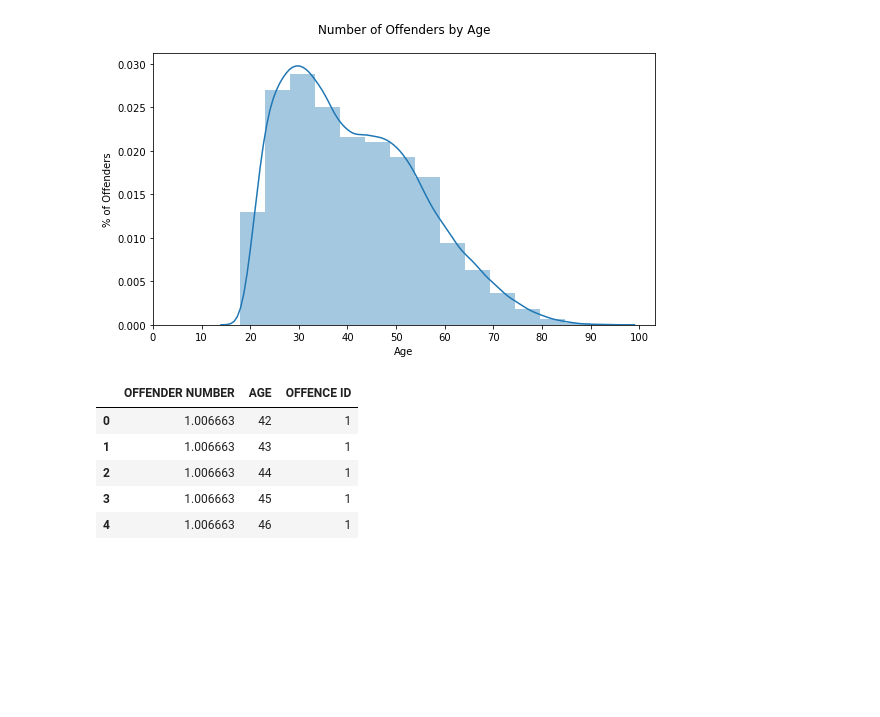
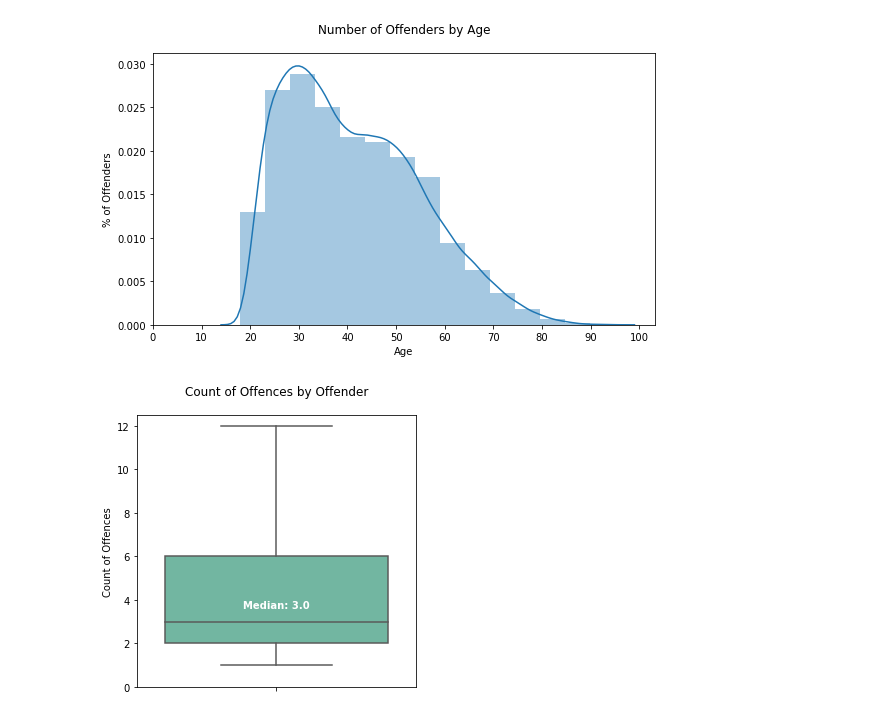
Before and after one commit to anastasiabizyayeva/Bias_Behind_Bars, a Jupyter notebook: EDA.ipynb, the cells around one changed output. Saved outputs shown, nothing was run; the diff lists cells and outputs as text; code cells hidden in the pictures; blank space fills up the shorter version.

Commit message:
outlined features of top offenders

```diff
--- a/EDA.ipynb
+++ b/EDA.ipynb
@@ -253,12 +237,22 @@ ax.set_xticks(x_ticks)
 plt.show()
 # %% [output]
 [figure]
-# %%
-df_age.head()
-# %% [output]
-|  | OFFENDER NUMBER | AGE | OFFENCE ID |
-| 0 | 1.006663 | 42 | 1 |
-| 1 | 1.006663 | 43 | 1 |
-| 2 | 1.006663 | 44 | 1 |
-| 3 | 1.006663 | 45 | 1 |
-| 4 | 1.006663 | 46 | 1 |
+# %%
+#Group by offender number to get unique individuals and then count the sentences and offences for each individual
+df_senoff = df.groupby('OFFENDER NUMBER')[['SENTENCE ID','OFFENCE ID']].nunique().reset_index()
+
+fig, ax = plt.subplots(figsize=(5,5))
+ax = sns.boxplot(x='OFFENCE ID', data=df_senoff,palette='Set2', orient='v')
+ax.set_title('Count of Offences by Offender', fontsize= 12, y =1.05)
+ax.set_xlabel("")
+ax.set_ylabel("Count of Offences")
+ax.set_ylim(0,12.5)
+
+median = df_senoff['OFFENCE ID'].median()
+vertical_offset = df_senoff['OFFENCE ID'].median() * 0.2 # offset from median for display
+
+ax.text(ax.get_xticks(),median + vertical_offset, 'Median: ' + str(median), horizontalalignment='center',color='w',weight='semibold')
+
+plt.show()
+# %% [output]
+[figure, added]
```
Also changed, not shown: parts of 5 cells of this notebook.
